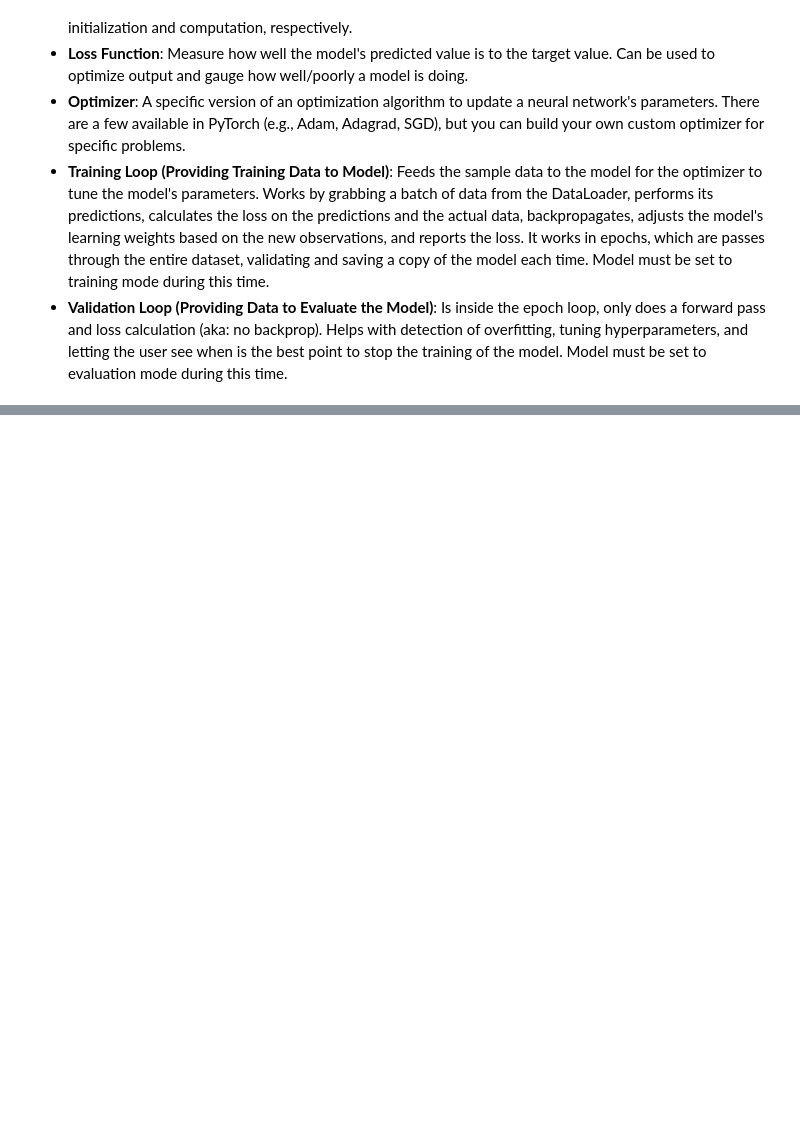
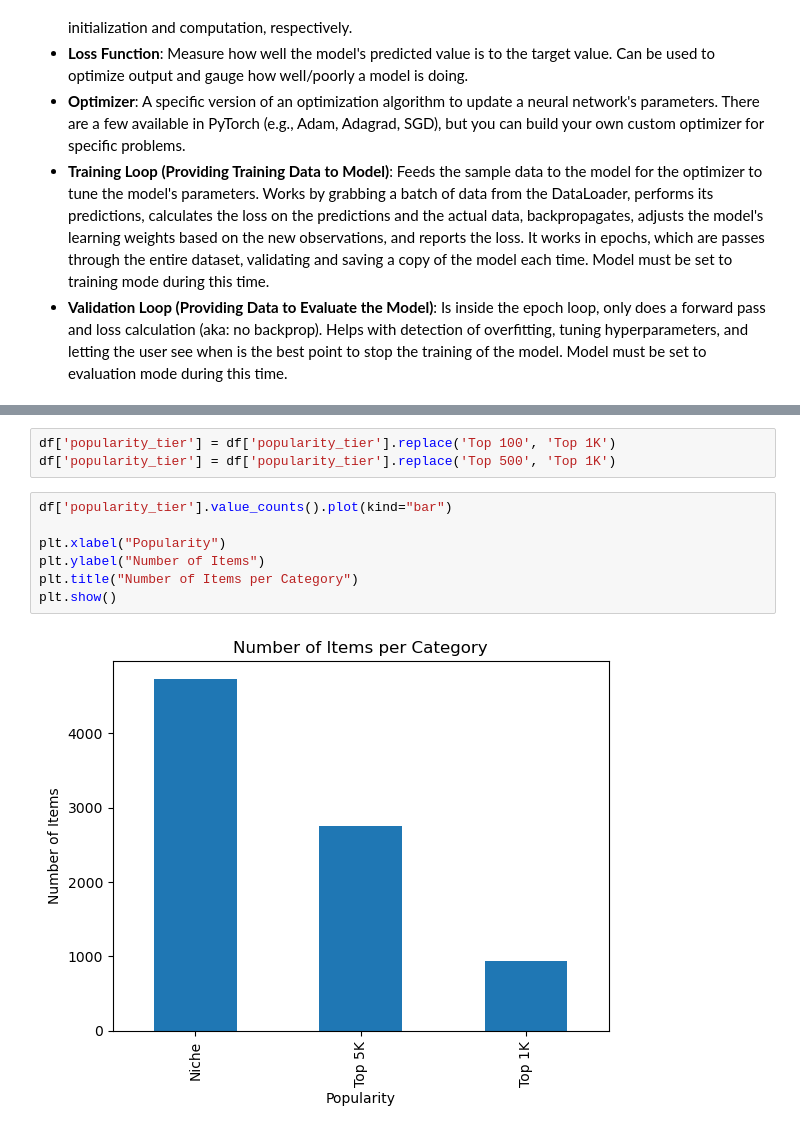
Before and after one commit to Lu-Rin-e/CS5324-Machine-Learning-Labs, a Jupyter notebook: Lab3.ipynb, the cells around one changed output, grey strips where cells are left out. Saved outputs shown, nothing was run; the diff lists cells and outputs as text; blank space fills up the shorter version.

```diff
--- a/Lab3.ipynb
+++ b/Lab3.ipynb
@@ -14,0 +66,12 @@
+# %%
+df['popularity_tier'] = df['popularity_tier'].replace('Top 100', 'Top 1K')
+df['popularity_tier'] = df['popularity_tier'].replace('Top 500', 'Top 1K')
+# %%
+df['popularity_tier'].value_counts().plot(kind="bar")
+
+plt.xlabel("Popularity")
+plt.ylabel("Number of Items")
+plt.title("Number of Items per Category")
+plt.show()
+# %% [output]
+[figure, added]
```
Also changed, not shown: parts of 9 cells of this notebook, 1 other file.
